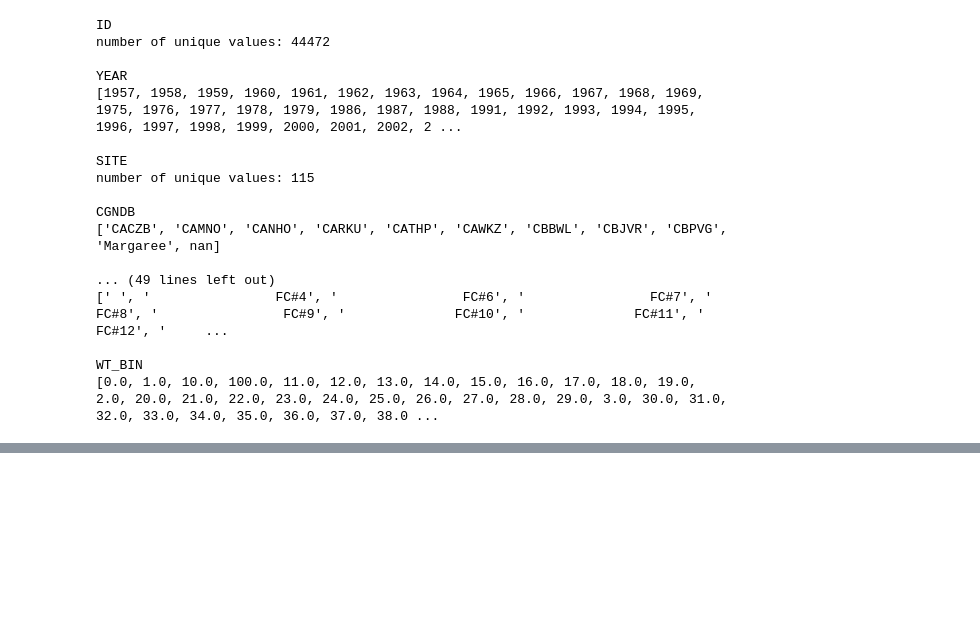
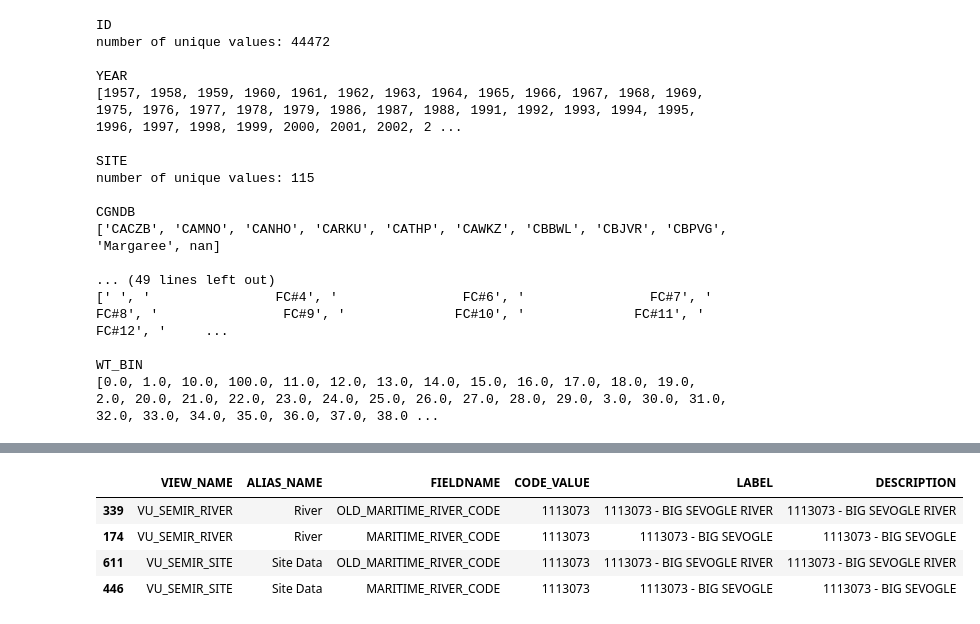
Before and after one commit to dfo-gulf-science/EFishing-EDA, a Jupyter notebook: E_Fishing_EDA.ipynb, the cells around one changed output, grey strips where cells are left out. Drawn from its saved outputs; the diff is of its cells as text; code cells hidden in the pictures; blank space fills up the shorter version.

```diff
--- a/E_Fishing_EDA.ipynb
+++ b/E_Fishing_EDA.ipynb
@@ -547,0 +615,20 @@ NUMERICAL
+# %%
+# entries with duplicated fieldname, code_value
+duplicated_codes = list(
+    df_code[df_code.duplicated(subset=['FIELDNAME', 'CODE_VALUE'], keep=False)]
+    .groupby('CODE_VALUE')
+    .count()
+    .reset_index()
+    .CODE_VALUE
+    .unique()
+)
+# %%
+# what are the differences in different columns where CODE_VALUE is duplicated?
+
+df_duplicated = df_code[df_code.CODE_VALUE.isin(duplicated_codes)].sort_values('CODE_VALUE')
+
+for col in [x for x in df_duplicated if x != 'CODE_VALUE']:
+    print()
+    print(col)
+    temp = df_duplicated[df_duplicated.ne(df_duplicated.shift())][col].value_counts()
+    print(temp[temp>1].sort_index())
@@ -547,0 +653,9 @@ NUMERICAL
+# %%
+# example
+df_duplicated[df_duplicated.CODE_VALUE=='1113073']
+# %% [output]
+|  | VIEW_NAME | ALIAS_NAME | FIELDNAME | CODE_VALUE | LABEL | DESCRIPTION |
+| 339 | VU_SEMIR_RIVER | River | OLD_MARITIME_RIVER_CODE | 1113073 | 1113073 - BIG SEVOGLE RIVER | 1113073 - BIG SEVOGLE RIVER |
+| 174 | VU_SEMIR_RIVER | River | MARITIME_RIVER_CODE | 1113073 | 1113073 - BIG SEVOGLE | 1113073 - BIG SEVOGLE |
+| 611 | VU_SEMIR_SITE | Site Data | OLD_MARITIME_RIVER_CODE | 1113073 | 1113073 - BIG SEVOGLE RIVER | 1113073 - BIG SEVOGLE RIVER |
+| 446 | VU_SEMIR_SITE | Site Data | MARITIME_RIVER_CODE | 1113073 | 1113073 - BIG SEVOGLE | 1113073 - BIG SEVOGLE |
```
Also changed, not shown: parts of 17 cells of this notebook.
